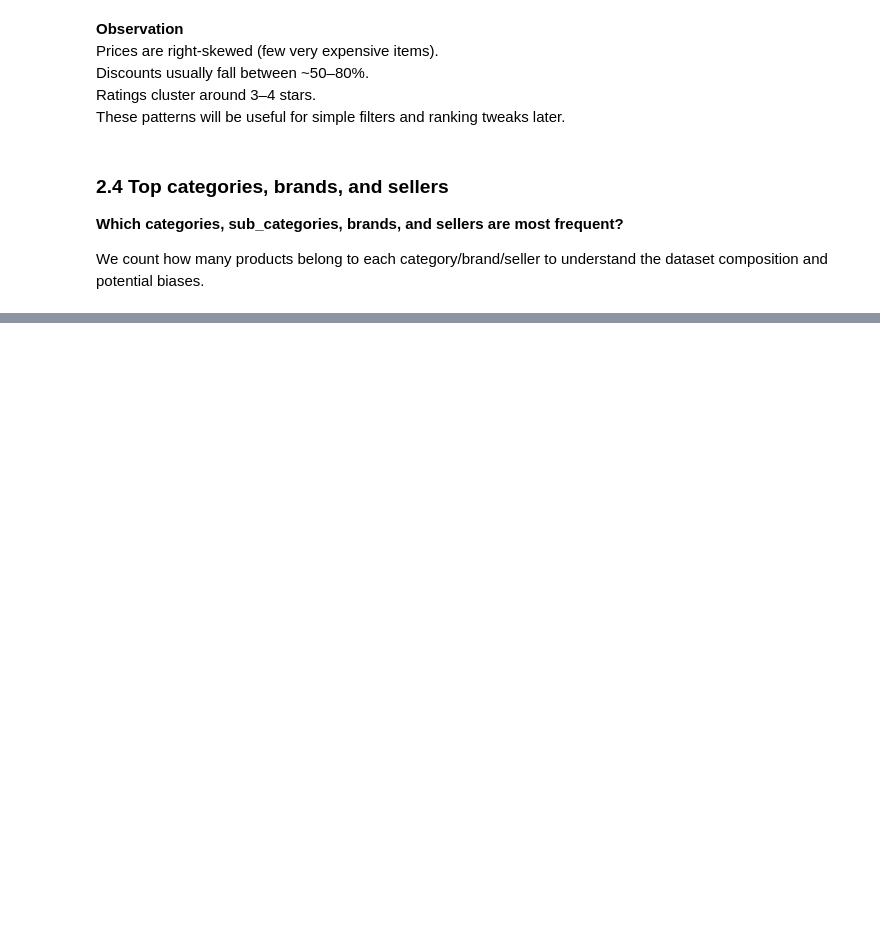
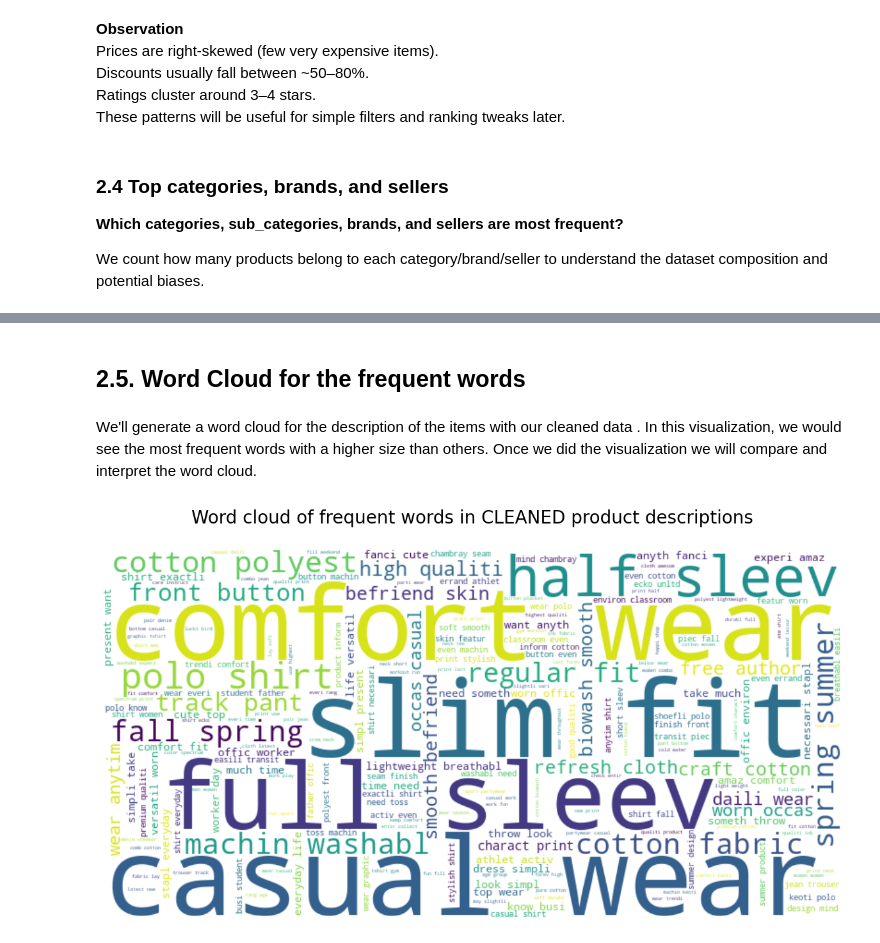
Before and after one commit to laxhoni/IRWA_Final_Project, a Jupyter notebook: project_progress/part_1/project_part_1.ipynb, the cells around one changed output, grey strips where cells are left out. Saved outputs shown, nothing was run; the diff lists cells and outputs as text; code cells hidden in the pictures; blank space fills up the shorter version.

```diff
--- a/project_progress/part_1/project_part_1.ipynb
+++ b/project_progress/part_1/project_part_1.ipynb
@@ -623,0 +614,20 @@ Name: count, dtype: int64
+# %% [markdown]
+## 2.5. Word Cloud for the frequent words
+# %% [markdown]
+We'll generate a word cloud for the description of the items with our cleaned data . In this visualization, we would see the most frequent words with a higher size than others. Once we did the visualization we will compare and interpret the word cloud.
+# %%
+# Implement Word Cloud for the frequent words
+# Agrupate all cleaned descriptions into a single string
+all_cleaned_text = ' '.join(products_cleaned['description'].astype(str))
+
+# Generate the word cloud
+wordcloud_cleaned = WordCloud(width=800, height=400, background_color='white').generate(all_cleaned_text)
+
+# Display the word cloud
+plt.figure(figsize=(15, 7.5))
+plt.imshow(wordcloud_cleaned, interpolation='bilinear')
+plt.axis('off')
+plt.title('Word cloud of frequent words in CLEANED product descriptions\n', fontsize=20)
+plt.show()
+# %% [output]
+[figure, added]
```
Also changed, not shown: parts of 19 cells of this notebook.
